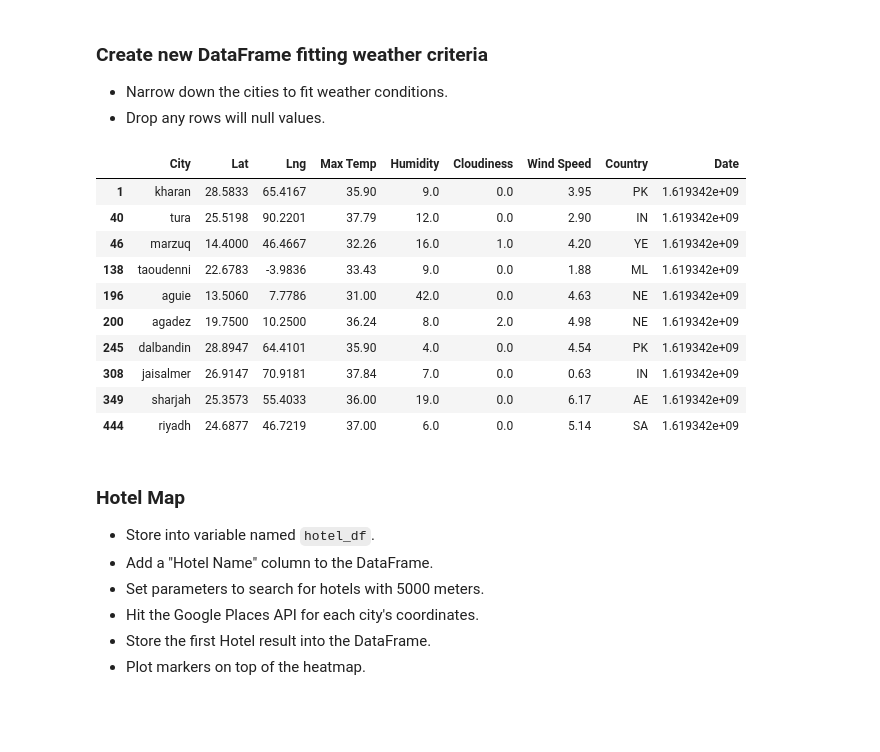
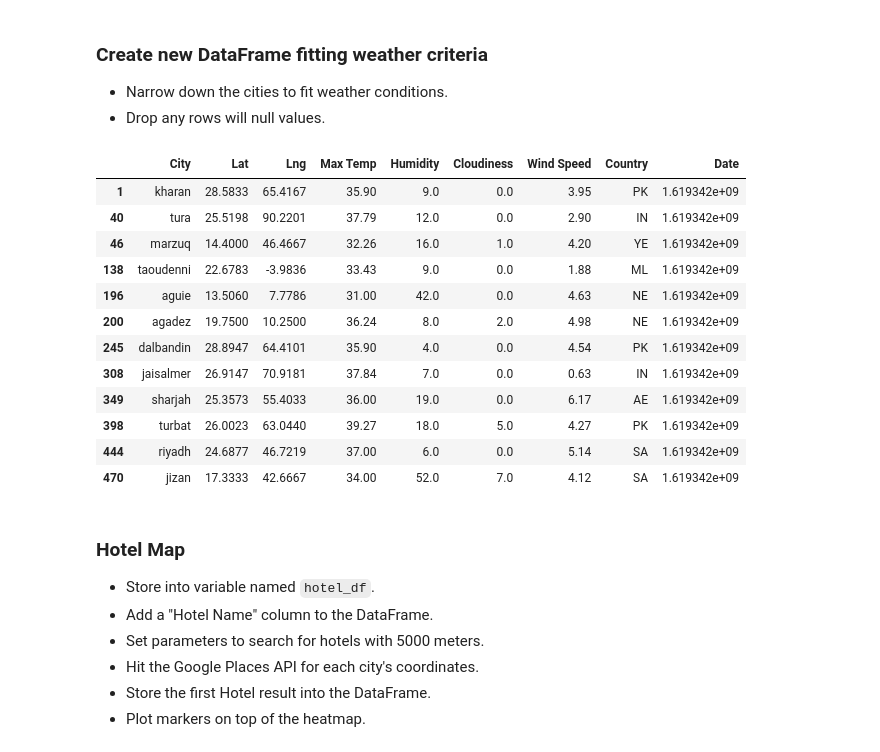
Before and after one commit to sSalvs/python-api-challenge, a Jupyter notebook: VacationPy/SS_VacationPy.ipynb, the cells around one changed output. Saved outputs shown, nothing was run; the diff lists cells and outputs as text; code cells hidden in the pictures; blank space fills up the shorter version.

```diff
--- a/VacationPy/SS_VacationPy.ipynb
+++ b/VacationPy/SS_VacationPy.ipynb
@@ -81,23 +77,24 @@ fig
 # %%
 # reduce dataframe based on temp
 
-toasty_weather_df = cities_df[cities_df["Max Temp"] >30]
-toasty_weather2_df = toasty_weather_df[toasty_weather_df["Max Temp"] <40]
-no_wind_df = toasty_weather2_df[toasty_weather2_df["Wind Speed"] < 7]
-perfect_df = no_wind_df[no_wind_df["Cloudiness"] < 5]
-perfect_df
+toasty_weather_df = cities_df.loc[(cities_df["Max Temp"] >30) & (cities_df["Max Temp"] <40)]
+no_wind_df = toasty_weather_df[toasty_weather_df["Wind Speed"] < 7]
+hotel_df = no_wind_df.loc[no_wind_df["Cloudiness"] < 10 ]
+hotel_df
 # %% [output]
 |  | City | Lat | Lng | Max Temp | Humidity | Cloudiness | Wind Speed | Country | Date |
 | 1 | kharan | 28.5833 | 65.4167 | 35.90 | 9.0 | 0.0 | 3.95 | PK | 1.619342e+09 |
 | 40 | tura | 25.5198 | 90.2201 | 37.79 | 12.0 | 0.0 | 2.90 | IN | 1.619342e+09 |
 | 46 | marzuq | 14.4000 | 46.4667 | 32.26 | 16.0 | 1.0 | 4.20 | YE | 1.619342e+09 |
 | 138 | taoudenni | 22.6783 | -3.9836 | 33.43 | 9.0 | 0.0 | 1.88 | ML | 1.619342e+09 |
 | 196 | aguie | 13.5060 | 7.7786 | 31.00 | 42.0 | 0.0 | 4.63 | NE | 1.619342e+09 |
 | 200 | agadez | 19.7500 | 10.2500 | 36.24 | 8.0 | 2.0 | 4.98 | NE | 1.619342e+09 |
 | 245 | dalbandin | 28.8947 | 64.4101 | 35.90 | 4.0 | 0.0 | 4.54 | PK | 1.619342e+09 |
 | 308 | jaisalmer | 26.9147 | 70.9181 | 37.84 | 7.0 | 0.0 | 0.63 | IN | 1.619342e+09 |
 | 349 | sharjah | 25.3573 | 55.4033 | 36.00 | 19.0 | 0.0 | 6.17 | AE | 1.619342e+09 |
+| 398 | turbat | 26.0023 | 63.0440 | 39.27 | 18.0 | 5.0 | 4.27 | PK | 1.619342e+09 |
 | 444 | riyadh | 24.6877 | 46.7219 | 37.00 | 6.0 | 0.0 | 5.14 | SA | 1.619342e+09 |
+| 470 | jizan | 17.3333 | 42.6667 | 34.00 | 52.0 | 7.0 | 4.12 | SA | 1.619342e+09 |
 # %% [markdown]
 ### Hotel Map
 * Store into variable named `hotel_df`.
```
Also changed, not shown: parts of 12 cells of this notebook, 3 other files.
